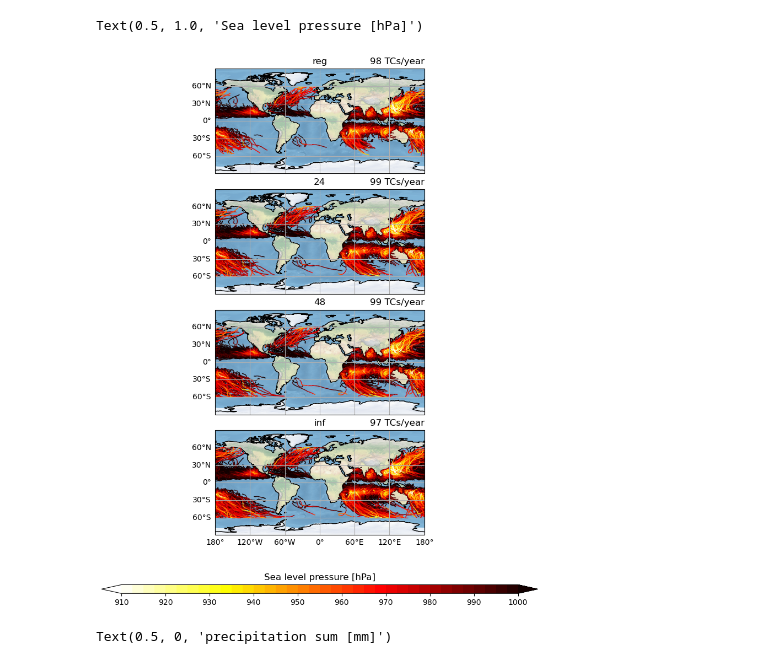
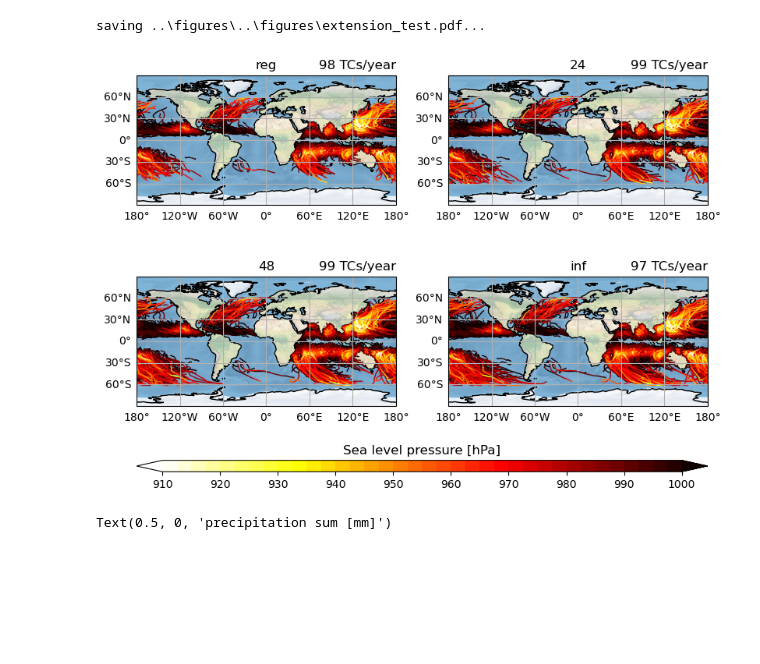
Before and after one commit to JdeJong96/TCs-under-SAI, a Jupyter notebook: analysis/notebooks/test_extend.ipynb, the cells around one changed output. Cells and saved outputs as stored; diff of their text form; code cells hidden in the pictures; blank space fills up the shorter version.

Commit message:
new extension figure

```diff
--- a/analysis/notebooks/test_extend.ipynb
+++ b/analysis/notebooks/test_extend.ipynb
@@ -14,6 +15,8 @@ import shapely.geometry as sgeom
 import cartopy.crs as ccrs
 import cftime
 %matplotlib inline
+# %%
+figpath = Path("../figures")
 # %%
 def fix_longitude_jumps(lons, thresh=100):
     """Remove longitude jumps when crossing the Greenwich Meridian
@@ -78,3 +81,12 @@ def track_segments(ds, clevs, x='lon', y='lat', c='PSL', reverse=True):
     gb = itertools.groupby(segments, key=lambda x:x[0])
     segments = {c:[segs for _,segs in grp] for c,grp in gb}
     return segments
+
+def savefig(fig, fname, **kwargs):
+    """calls fig.savefig(fname, **kwargs) only if fname does not exist"""
+    fname = os.path.join(figpath, fname)
+    if os.path.exists(fname):
+        print(f"{fname} already exists, cannot overwrite")
+    else:
+        print(f"saving {fname}...")
+        fig.savefig(fname, **kwargs)
@@ -203,43 +209,44 @@ Text(0.5, 1.0, 'Sea level pressure [hPa]')
 # %%
-
 ################### track figure #######################
 
 vmin, vmax = 910, 1000
 Nv = round((vmax-vmin)/2.5)+1
 clevels = np.linspace(vmin, vmax, Nv)
 cmap = plt.get_cmap('hot_r')
 
-fig,axs = plt.subplots(4,1,figsize=(8,10), constrained_layout=True, sharex=True, sharey=True,
+fig,axs = plt.subplots(2,2,figsize=(8,6), constrained_layout=True, sharex=True, sharey=True,
                        subplot_kw={'projection':ccrs.PlateCarree(central_longitude=0),
                                    'xmargin':0.01, 'ymargin':0.01})
-for exp, ax in zip(dsets, axs):
+
+for exp, ax in zip(dsets, axs.flat):
     #dsi = select_region(ds[exp], dom)
     dsi = dsets[exp]['Reference']
     segments = track_segments(dsi, clevels)
     for clevid, segs in segments.items():
         color = cmap((clevid-0.5)/Nv)
         ax.add_collection(LineCollection(segs, color=color, lw=1,
             transform=ccrs.PlateCarree(), capstyle='butt'))
     ax.set_title(exp)
     ax.set_title(f'{dsi.id.size/dsi.num_days*365:.0f} TCs/year', loc='right')
     ax.coastlines()
-    ax.gridlines(draw_labels=(['left','bottom'] if ax==axs[-1] else ['left']))
+    ax.gridlines(draw_labels=(['left','bottom']))
 
-for ax in axs: # must be after plotting to prevent setting a global view
+for ax in axs.flat: # must be after plotting to prevent setting a global view
     ax.stock_img()
 
 # create colorbar
 colors = cmap((np.arange(Nv+1)-0.5)/Nv)
 lcmap = ListedColormap(colors[1:-1])
 lcmap.set_extremes(under=colors[0], over=colors[-1], bad=cmap.get_bad())
 cb = fig.colorbar(plt.cm.ScalarMappable(norm=plt.Normalize(vmin=vmin,vmax=vmax),cmap=lcmap),
              ax=axs, extend='both', orientation='horizontal', aspect=50, shrink=1)
 cb.ax.set_title('Sea level pressure [hPa]')
 
-#savefig(fig, fname, transparent=True, bbox_inches='tight')
+fname = os.path.join(figpath, 'extension_test.pdf')
+savefig(fig, fname, transparent=True, bbox_inches='tight')
 # %% [output]
-Text(0.5, 1.0, 'Sea level pressure [hPa]')
+saving ..\figures\..\figures\extension_test.pdf...
-[figure, old version]
+[figure, new version]
 # %%
 (dsets['reg']['Reference'].PRECT.sum('dtime')*3).plot.hist(bins=range(0,15000,250), label='Ref')
 (dsets['reg']['RCP8.5'].PRECT.sum('dtime')*3).plot.hist(bins=range(0,15000,250), label='RCP8.5', histtype='step', lw=3)
```
Also changed, not shown: parts of 3 cells of this notebook, 1 other file.
